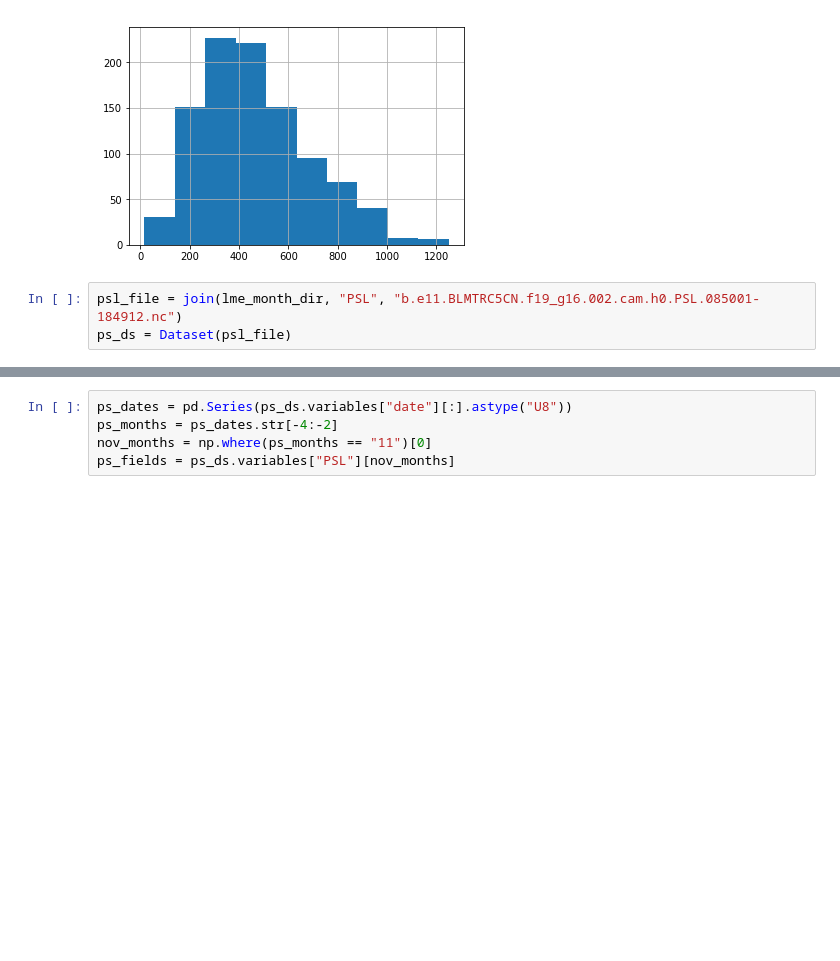
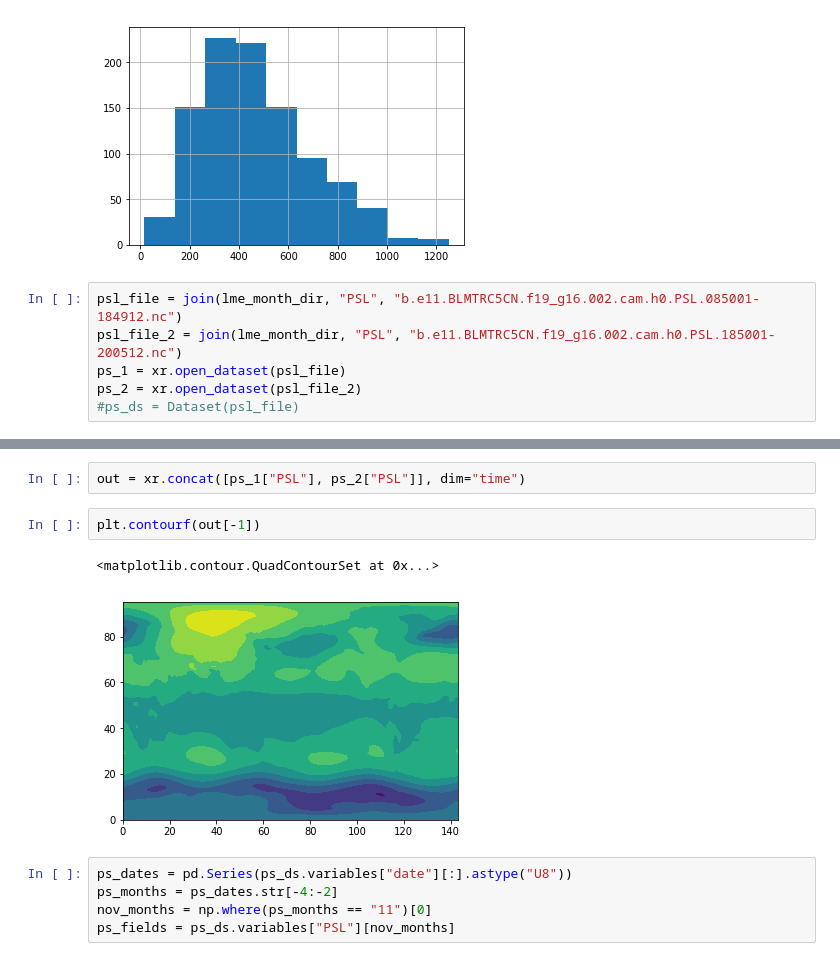
Before and after one commit to djgagne/ci_hackathon_2017, a Jupyter notebook: notebooks/LME_Exploration.ipynb, the cells around one changed output, grey strips where cells are left out. Drawn from its saved outputs; the diff is of its cells as text; blank space fills up the shorter version.

```diff
--- a/notebooks/LME_Exploration.ipynb
+++ b/notebooks/LME_Exploration.ipynb
@@ -93,4 +115,7 @@ winter_precip.hist()
 [figure]
 # %%
 psl_file = join(lme_month_dir, "PSL", "b.e11.BLMTRC5CN.f19_g16.002.cam.h0.PSL.085001-184912.nc")
-ps_ds = Dataset(psl_file)
+psl_file_2 = join(lme_month_dir, "PSL", "b.e11.BLMTRC5CN.f19_g16.002.cam.h0.PSL.185001-200512.nc")
+ps_1 = xr.open_dataset(psl_file)
+ps_2 = xr.open_dataset(psl_file_2)
+#ps_ds = Dataset(psl_file)
@@ -97,3 +145,10 @@ ps_ds = Dataset(psl_file)
+# %%
+out = xr.concat([ps_1["PSL"], ps_2["PSL"]], dim="time")
+# %%
+plt.contourf(out[-1])
+# %% [output]
+<matplotlib.contour.QuadContourSet at 0x...>
+[figure, added]
 # %%
 ps_dates = pd.Series(ps_ds.variables["date"][:].astype("U8"))
 ps_months = ps_dates.str[-4:-2]
```
Also changed, not shown: parts of 20 cells of this notebook.
